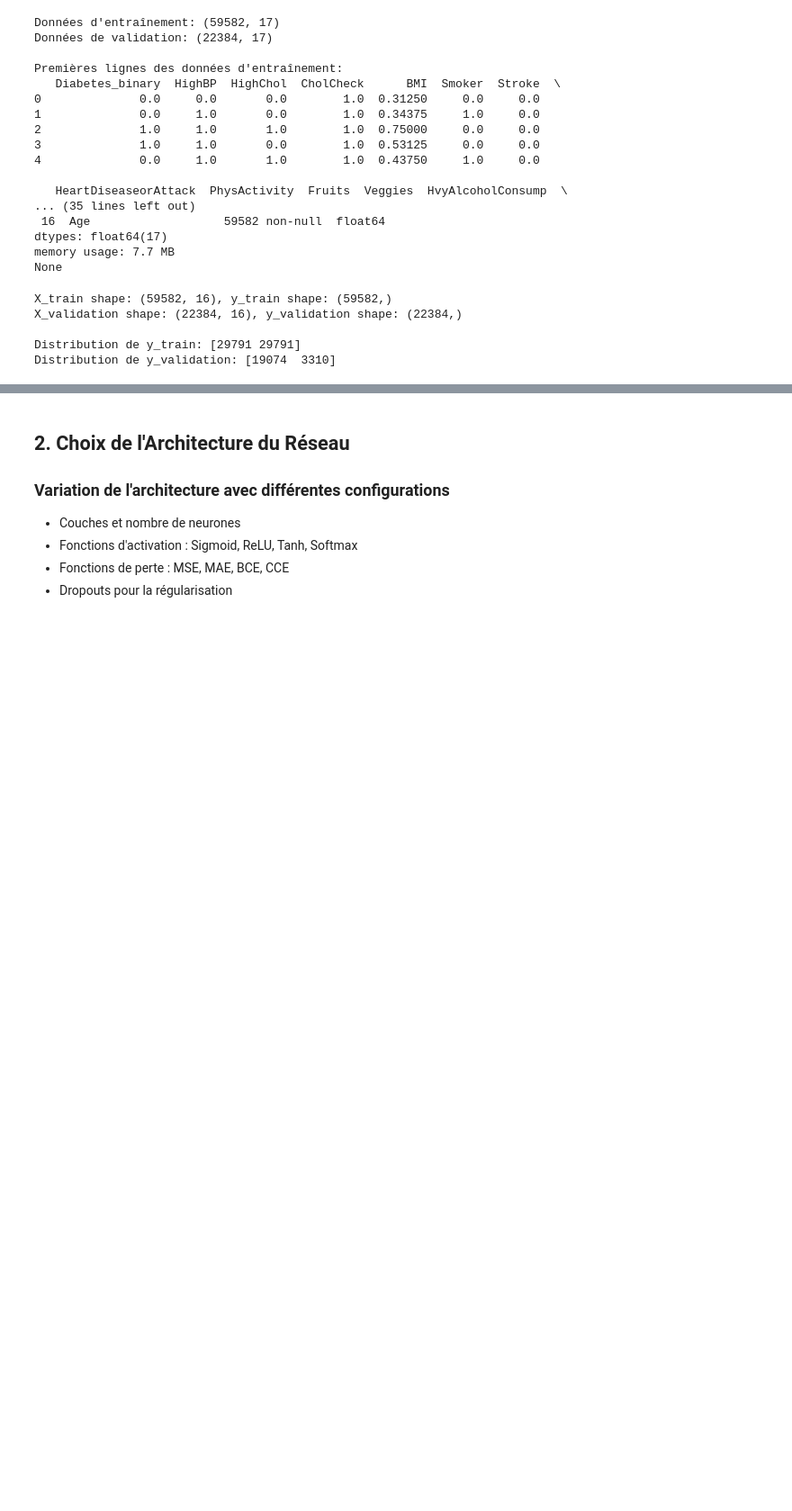
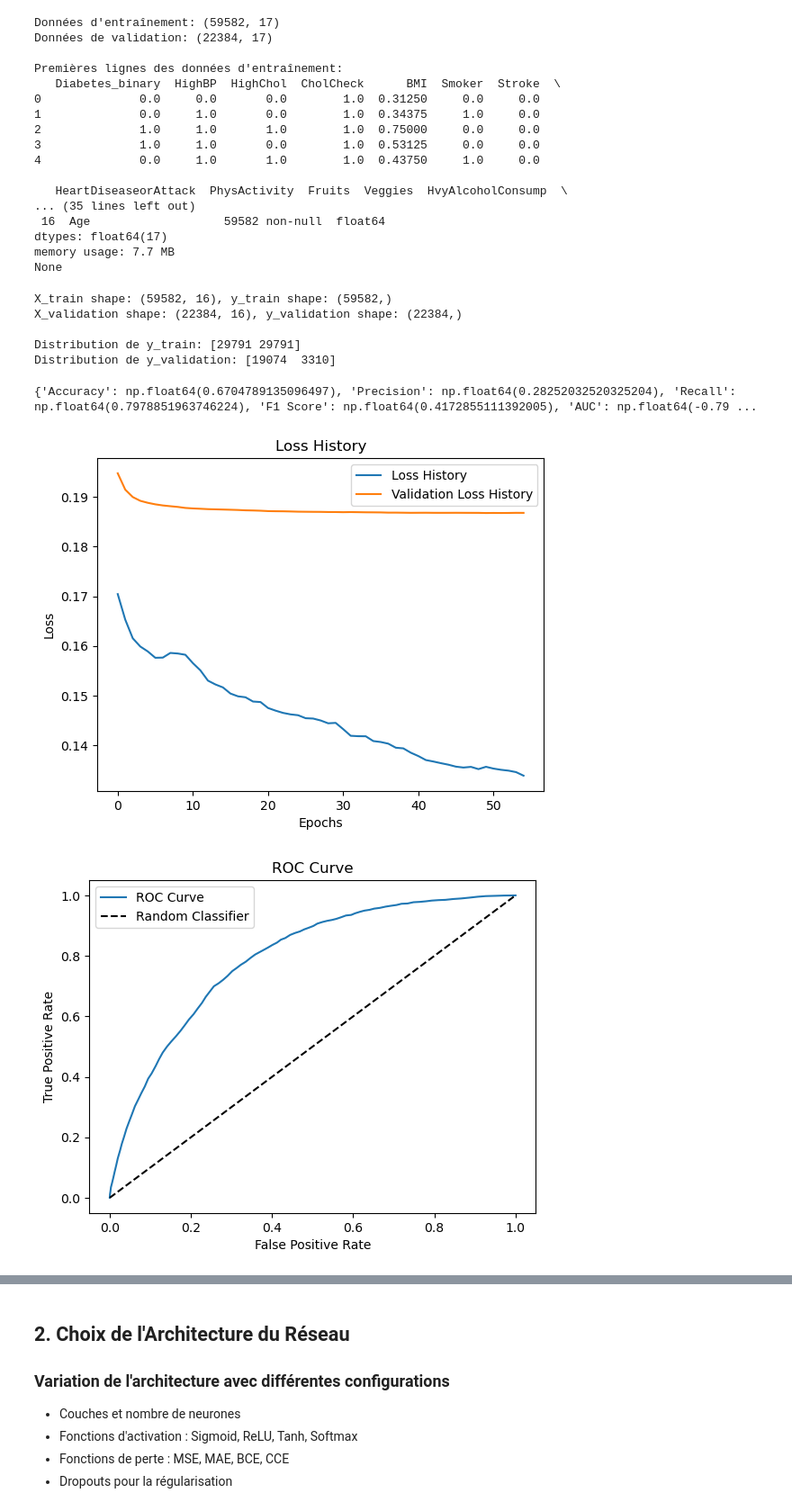
Before and after one commit to 0xybo/CESI_A4_IA_DeepLearning, a Jupyter notebook: Livrable 2.ipynb, the cells around one changed output, grey strips where cells are left out. Shown at 90% size. Cells and saved outputs as stored; diff of their text form; code cells hidden in the pictures; blank space fills up the shorter version.

```diff
--- a/Livrable 2.ipynb
+++ b/Livrable 2.ipynb
@@ -389,3 +389,44 @@ X_validation shape: (22384, 16), y_validation shape: (22384,)
 
 Distribution de y_train: [29791 29791]
 Distribution de y_validation: [19074  3310]
+# %%
+# Définition des architectures et paramètres pour la grid search
+from lib.neural_network.activation.relu import Relu
+from lib.neural_network.activation.sigmoid import Sigmoid
+from lib.neural_network.activation.none import NoActivation
+from lib.neural_network.loss.mean_squared_error import MeanSquaredError
+from lib.neural_network.loss.binary_cross_entropy import BinaryCrossEntropy
+from lib.neural_network.loss.binary_cross_entropy_sigmoid import BinaryCrossEntropySigmoid
+from lib.neural_network.grid_search import GridSearch, Params
+from lib.neural_network.callback.draw_real_time_loss import DrawRealTimeLoss
+from lib.neural_network.callback.progress_bar import ProgressBar
+
+nn = NeuralNetwork([
+    Layer(neurons=64, activation=Relu()),
+    Layer(neurons=32, activation=Relu()),
+    Layer(neurons=1, activation=NoActivation()),
+], loss=BinaryCross(), inputs=X_train.shape[1])
+
+nn.add_callback(EarlyStopping())
+# nn.add_callback(DrawRealTimeLoss())
+# nn.add_callback(ProgressBar())
+
+nn.fit(
+    X_train.to_numpy(),
+    y_train.to_numpy(),
+    epochs=100,
+    batch_size=20,
+    learning_rate=0.001
+)
+
+evaluation = Evaluation(
+    X_validation.to_numpy(),
+    y_validation.to_numpy()
+)
+print(evaluation.validate(nn))
+evaluation.draw_loss_history()
+evaluation.draw_roc()
+# %% [output]
+{'Accuracy': np.float64(0.6704789135096497), 'Precision': np.float64(0.28252032520325204), 'Recall': np.float64(0.7978851963746224), 'F1 Score': np.float64(0.4172855111392005), 'AUC': np.float64(-0.79 ...
+[figure, new version]
+[figure, added]
```
Also changed, not shown: parts of 2 cells of this notebook, 6 other files.
